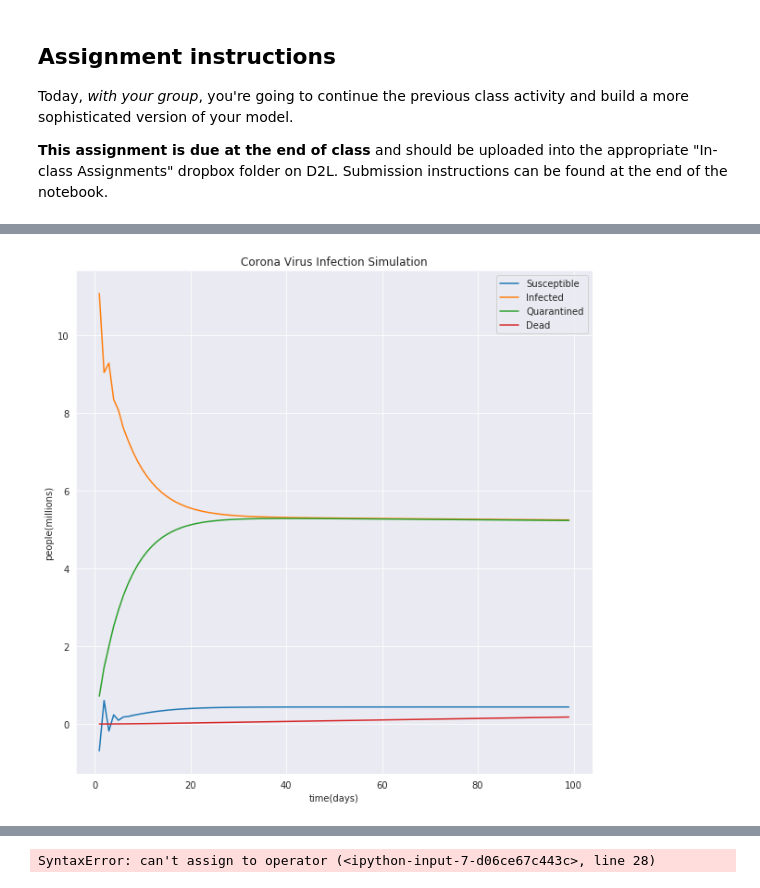
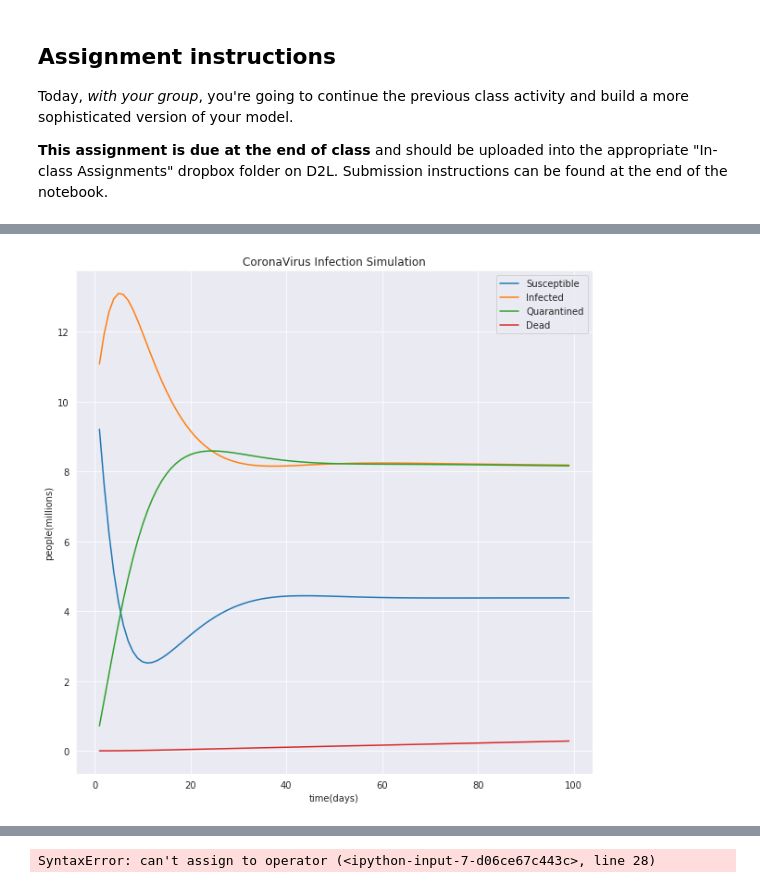
Before and after one commit to linhaoyan/cmse202-s20-turnin, a Jupyter notebook: temp/cmse202-s20-turnin/Day08/Day-08_In-Class_SolutionsToODEs2-Haoyan Lin.ipynb, the cells around one changed output, grey strips where cells are left out. Cells and saved outputs as stored; diff of their text form; code cells hidden in the pictures.

```diff
--- a/temp/cmse202-s20-turnin/Day08/Day-08_In-Class_SolutionsToODEs2-Haoyan Lin.ipynb
+++ b/temp/cmse202-s20-turnin/Day08/Day-08_In-Class_SolutionsToODEs2-Haoyan Lin.ipynb
@@ -54,7 +54,7 @@ import numpy as np
 import pandas as pd
 import seaborn as sns
 
-N = 1.1 # millions of people in wuhan
+N = 11 # millions of people in wuhan
 R0 = 2.5 # Basic reproduction rate
 B = 0.179 # Basic reproduction number
 s = (0.022/60) # death rate
@@ -71,35 +71,35 @@ Ilist = []
 Qlist = []
 Dlist = []
 
 time = np. arange(1,100)
 
 for t in time:
     dSdt = -(B*I*S)/N + r * Q
     dIdt = (B*I*S)/ N -g*I
     dQdt = g* I -s* Q -r*Q
     dDdt = s* Q
     S = S + dSdt
     Slist.append(S)
     I = I +dIdt
     Ilist.append(I)
     Q = Q+ dQdt
     Qlist.append(Q)
     D = D+dDdt
     Dlist.append(D)
 
 sns.set_style('dark')
 plt.figure(figsize = (10,10))
 plt.plot(time, Slist, label = 'Susceptible')
 plt.plot(time, Ilist, label = 'Infected')
 plt.plot(time, Qlist, label = 'Quarantined')
 plt.plot(time, Dlist, label = 'Dead')
-plt.title('Corona Virus Infection Simulation')
+plt.title('CoronaVirus Infection Simulation')
 plt.xlabel('time(days)')
 plt.ylabel('people(millions)')
 plt.legend()
 plt.grid()
 # %% [output]
-[figure, old version]
+[figure, new version]
 # %% [markdown]
 # Midpoint Method
 
```
Also changed, not shown: parts of 1 cell of this notebook, 2 other files.
